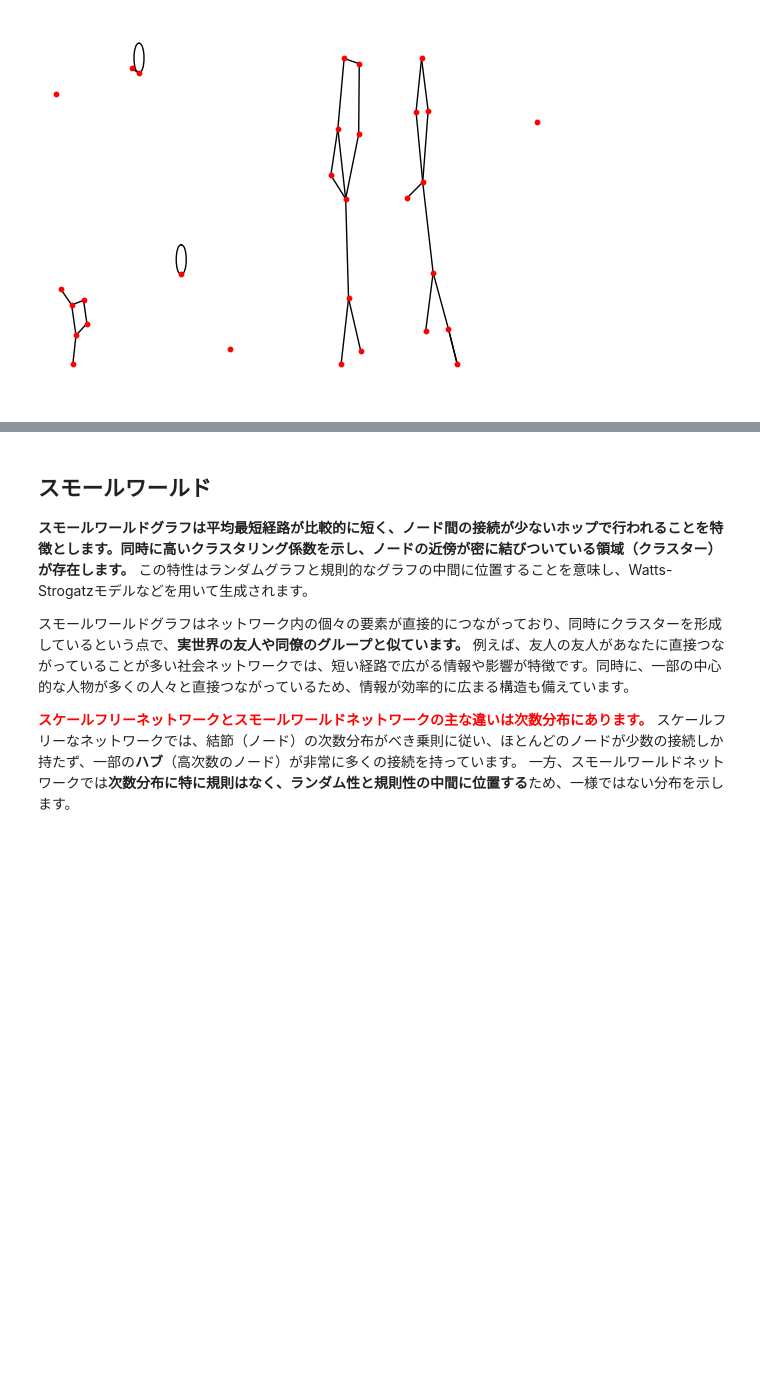
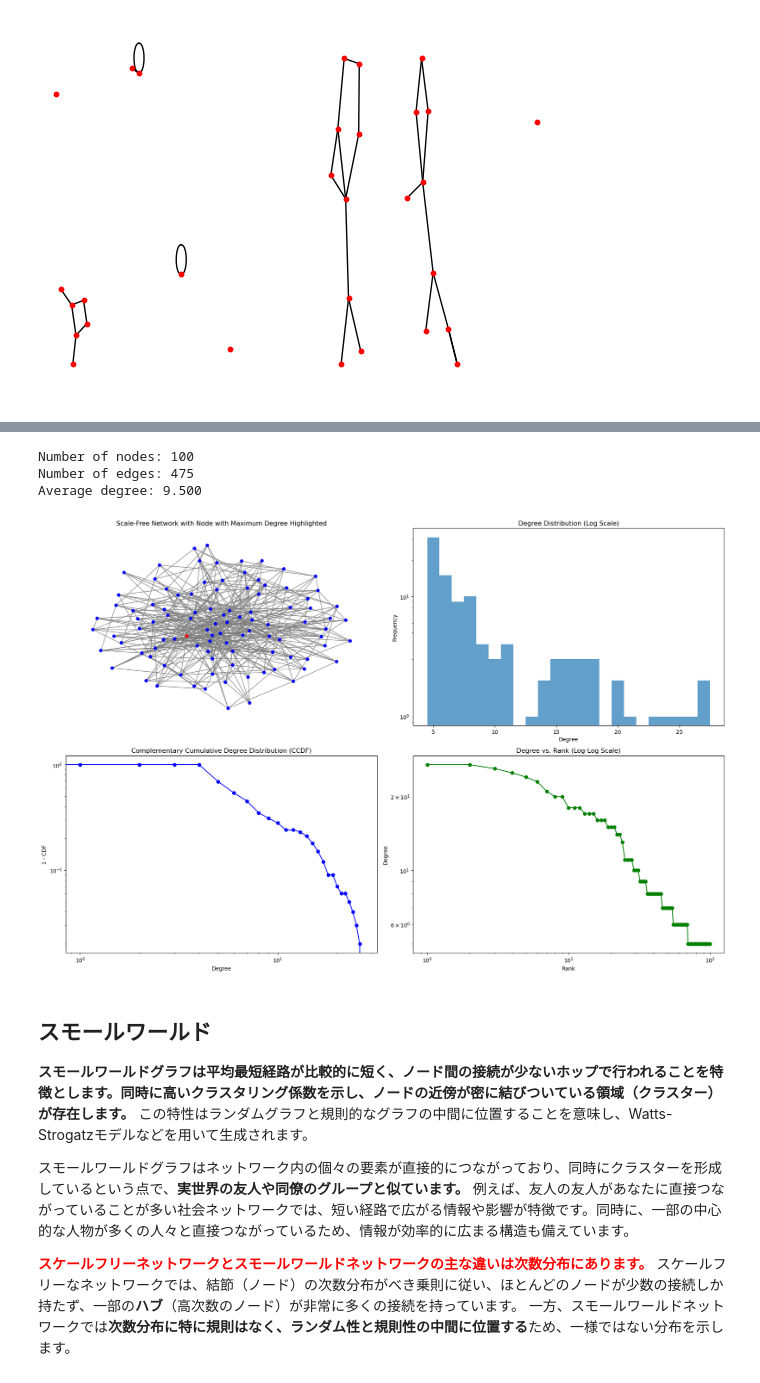
Before and after one commit to SUBARU3776/NetworkScience-Graphtheory-JP-, a Jupyter notebook: 6. ネットワークモデル.ipynb, the cells around one changed output, grey strips where cells are left out. Cells and saved outputs as stored; diff of their text form; code cells hidden in the pictures; blank space fills up the shorter version.

```diff
--- a/6. ネットワークモデル.ipynb
+++ b/6. ネットワークモデル.ipynb
@@ -535,3 +488,72 @@ Average degree: 9.500
+# %%
+import networkx as nx
+import matplotlib.pyplot as plt
+import numpy as np
+
+# スケールフリーネットワークの生成
+ba_graph = nx.barabasi_albert_graph(100, 5)
+
+# 最も多くのエッジを持つノードを特定する
+max_degree_node = max(ba_graph.nodes(), key=lambda n: ba_graph.degree(n))
+
+# ノード数、エッジ数、平均次数の計算
+num_nodes = nx.number_of_nodes(ba_graph)
+num_edges = nx.number_of_edges(ba_graph)
+average_degree = 2 * num_edges / num_nodes
+
+# 計算結果をコンソールに出力
+print("Number of nodes:", num_nodes)
+print("Number of edges:", num_edges)
+print("Average degree:", '{:.3f}'.format(average_degree))
+
+# ネットワークの可視化
+plt.figure(figsize=(18, 12))
+
+# ノードの色を定義するためのリスト
+node_colors = ['red' if n == max_degree_node else 'blue' for n in ba_graph.nodes()]
+
+plt.subplot(221)
+nx.draw(ba_graph, with_labels=False, node_color=node_colors, node_size=30, edge_color='gray')
+plt.title('Scale-Free Network with Node with Maximum Degree Highlighted')
+
+# 次数分布の計算とプロット（対数スケール）
+degree_sequence = sorted([d for n, d in ba_graph.degree()], reverse=True)
+
+plt.subplot(222)
+plt.hist(degree_sequence, bins=np.arange(min(degree_sequence) - 0.5, max(degree_sequence) + 1.5, 1), alpha=0.7, log=True)
+plt.xlabel('Degree')
+plt.ylabel('Frequency')
+plt.title('Degree Distribution (Log Scale)')
+
+# 累積次数分布のプロット
+degree_count = np.bincount(degree_sequence)
+cdf = np.cumsum(degree_count) / sum(degree_count)
+
+plt.subplot(223)
+plt.plot(np.arange(len(cdf)), 1 - cdf, marker='o', linestyle='-', color='blue')
+plt.yscale('log')
+plt.xscale('log')
+plt.xlabel('Degree')
+plt.ylabel('1 - CDF')
+plt.title('Complementary Cumulative Degree Distribution (CCDF)')
+
+# 次数ランク分布のプロット
+ranks = np.arange(1, len(degree_sequence) + 1)
+plt.subplot(224)
+plt.plot(ranks, degree_sequence, marker='o', linestyle='-', color='green')
+plt.yscale('log')
+plt.xscale('log')
+plt.xlabel('Rank')
+plt.ylabel('Degree')
+plt.title('Degree vs. Rank (Log-Log Scale)')
+
+plt.tight_layout()
+plt.show()
+# %% [output]
+Number of nodes: 100
+Number of edges: 475
+Average degree: 9.500
+[figure, added]
 # %% [markdown]
 ## スモールワールド
 **スモールワールドグラフは平均最短経路が比較的に短く、ノード間の接続が少ないホップで行われることを特徴とします。同時に高いクラスタリング係数を示し、ノードの近傍が密に結びついている領域（クラスター）が存在します。** この特性はランダムグラフと規則的なグラフの中間に位置することを意味し、Watts-Strogatzモデルなどを用いて生成されます。
```
Also changed, not shown: parts of 10 cells of this notebook.
